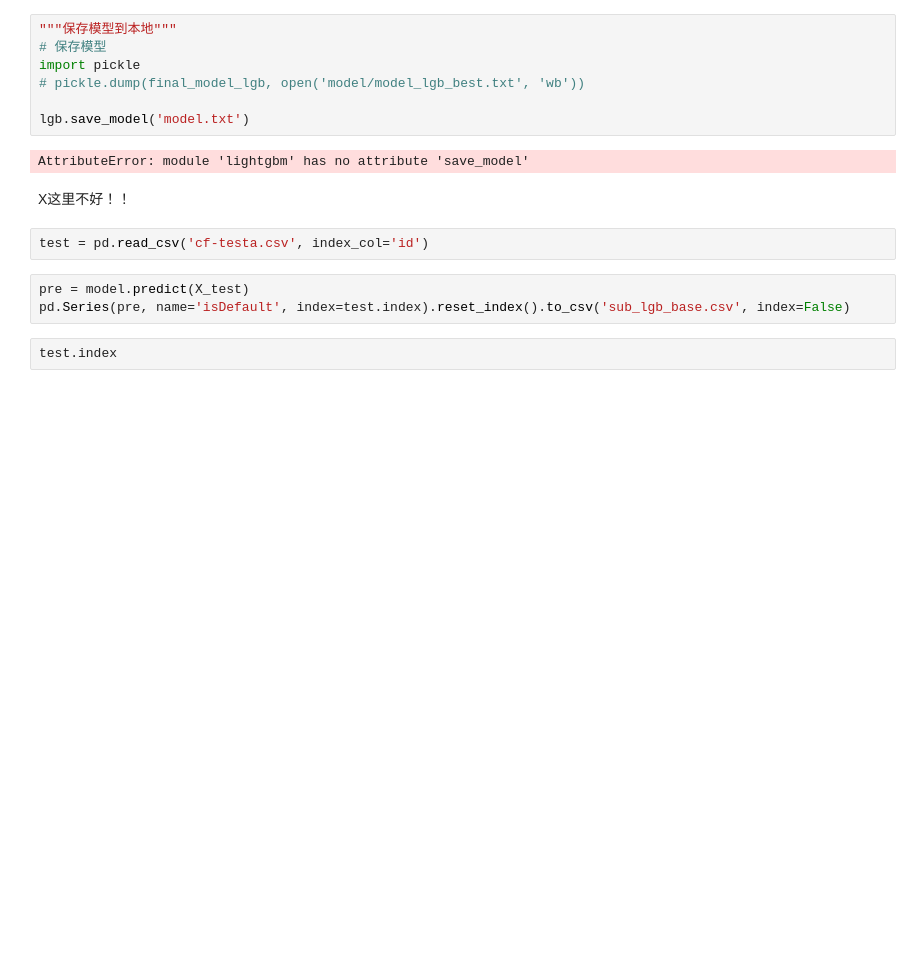
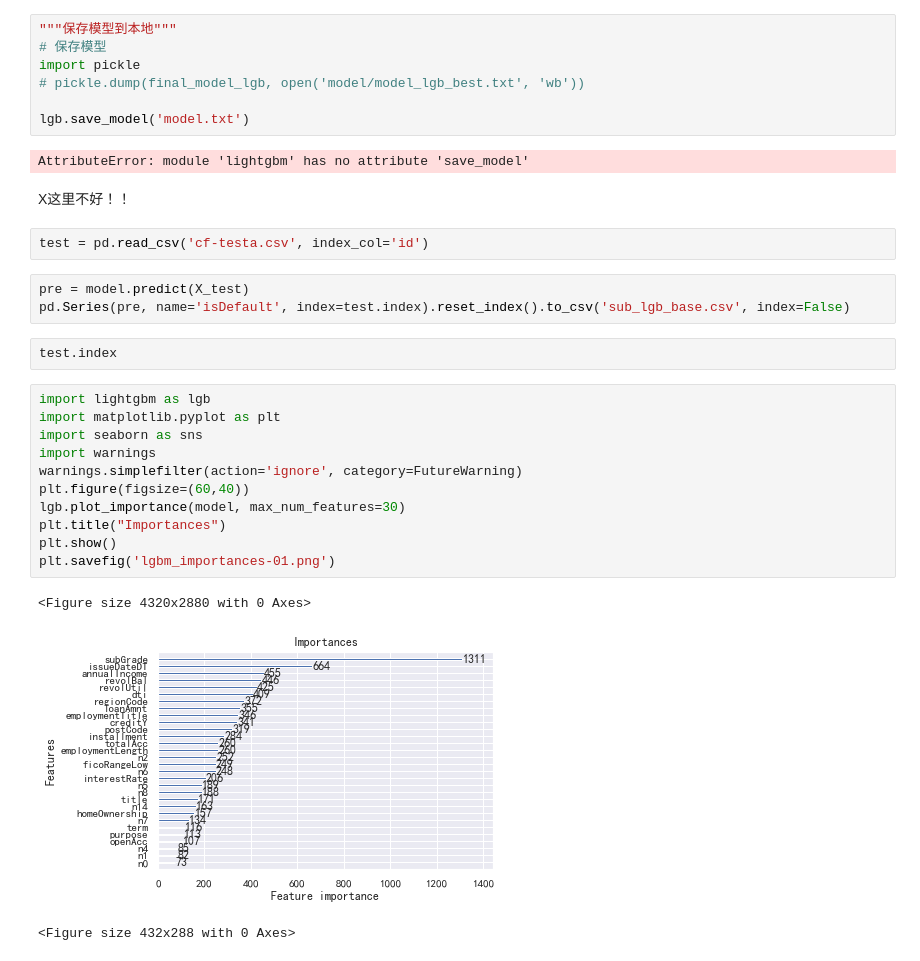
Before and after one commit to elsieyin/FengKo, a Jupyter notebook: my_lgb_baseline.ipynb, the cells around one changed output. Drawn from its saved outputs; the diff is of its cells as text; blank space fills up the shorter version.

```diff
--- a/my_lgb_baseline.ipynb
+++ b/my_lgb_baseline.ipynb
@@ -223,3 +223,18 @@ pre = model.predict(X_test)
 pd.Series(pre, name='isDefault', index=test.index).reset_index().to_csv('sub_lgb_base.csv', index=False)
 # %%
 test.index
+# %%
+import lightgbm as lgb
+import matplotlib.pyplot as plt
+import seaborn as sns
+import warnings
+warnings.simplefilter(action='ignore', category=FutureWarning)
+plt.figure(figsize=(60,40))
+lgb.plot_importance(model, max_num_features=30)
+plt.title("Importances")
+plt.show()
+plt.savefig('lgbm_importances-01.png')
+# %% [output]
+<Figure size 4320x2880 with 0 Axes>
+[figure, added]
+<Figure size 432x288 with 0 Axes>
```
Also changed, not shown: parts of 2 cells of this notebook, 12 other files.
